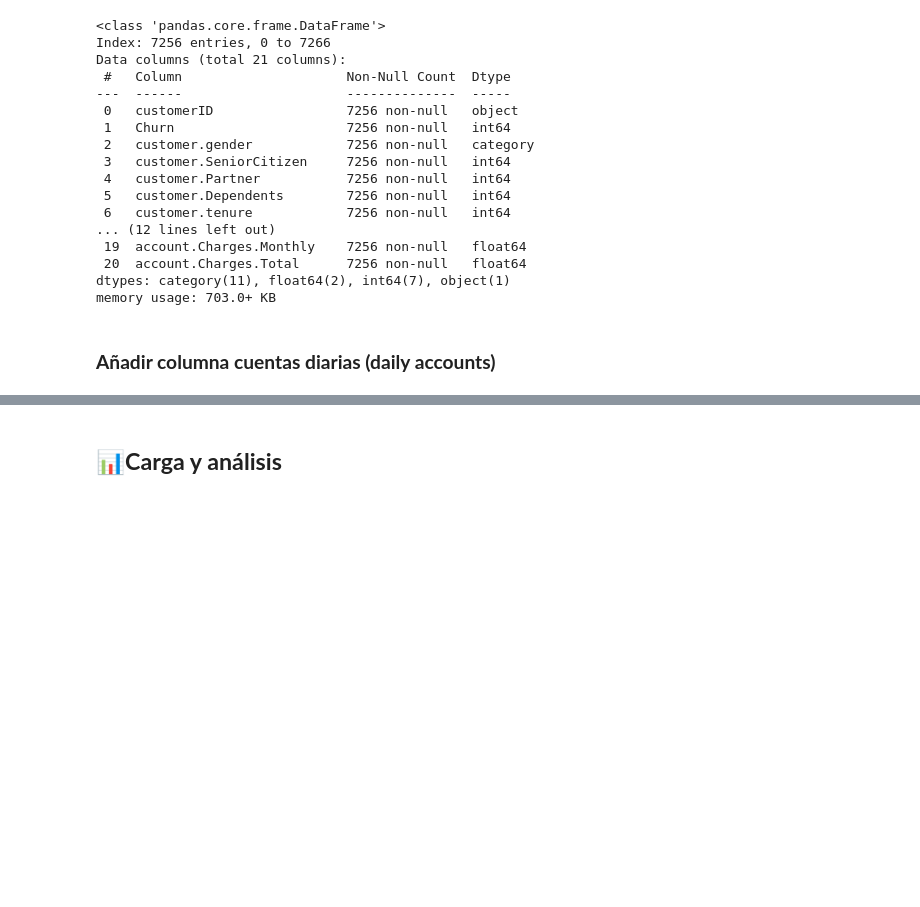
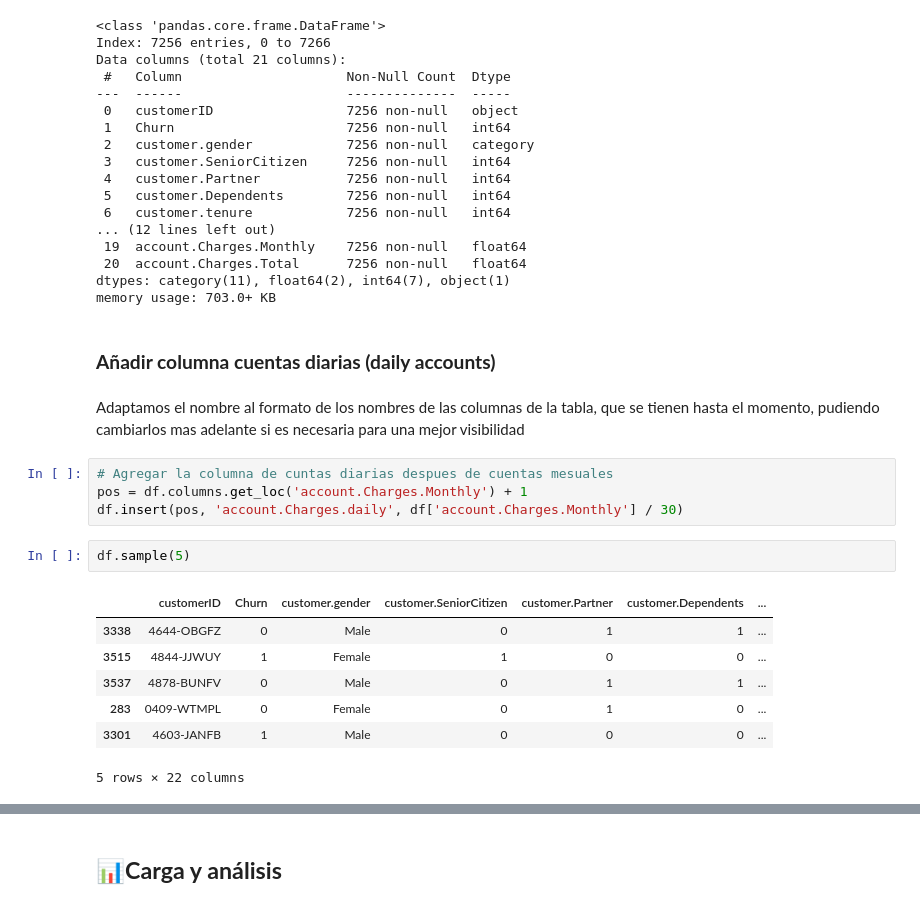
Before and after one commit to OctavioPinoRosas/ChallengeTelecomX, a Jupyter notebook: TelecomX_LATAM.ipynb, the cells around one changed output, grey strips where cells are left out. Drawn from its saved outputs; the diff is of its cells as text; blank space fills up the shorter version.

Commit message:
Update section Transform: Add account.Charges.daily column

```diff
--- a/TelecomX_LATAM.ipynb
+++ b/TelecomX_LATAM.ipynb
@@ -195,3 +195,19 @@ dtypes: category(11), float64(2), int64(7), object(1)
 memory usage: 703.0+ KB
 # %% [markdown]
 ### **Añadir columna cuentas diarias (daily accounts)**
+# %% [markdown]
+Adaptamos el nombre al formato de los nombres de las columnas de la tabla, que se tienen hasta el momento, pudiendo cambiarlos mas adelante si es necesaria para una mejor visibilidad
+# %%
+# Agregar la columna de cuntas diarias despues de cuentas mesuales
+pos = df.columns.get_loc('account.Charges.Monthly') + 1
+df.insert(pos, 'account.Charges.daily', df['account.Charges.Monthly'] / 30)
+# %%
+df.sample(5)
+# %% [output]
+|  | customerID | Churn | customer.gender | customer.SeniorCitizen | customer.Partner | customer.Dependents | ... |
+| 3338 | 4644-OBGFZ | 0 | Male | 0 | 1 | 1 | ... |
+| 3515 | 4844-JJWUY | 1 | Female | 1 | 0 | 0 | ... |
+| 3537 | 4878-BUNFV | 0 | Male | 0 | 1 | 1 | ... |
+| 283 | 0409-WTMPL | 0 | Female | 0 | 1 | 0 | ... |
+| 3301 | 4603-JANFB | 1 | Male | 0 | 0 | 0 | ... |
+5 rows × 22 columns
```
Also changed, not shown: parts of 1 cell of this notebook.
